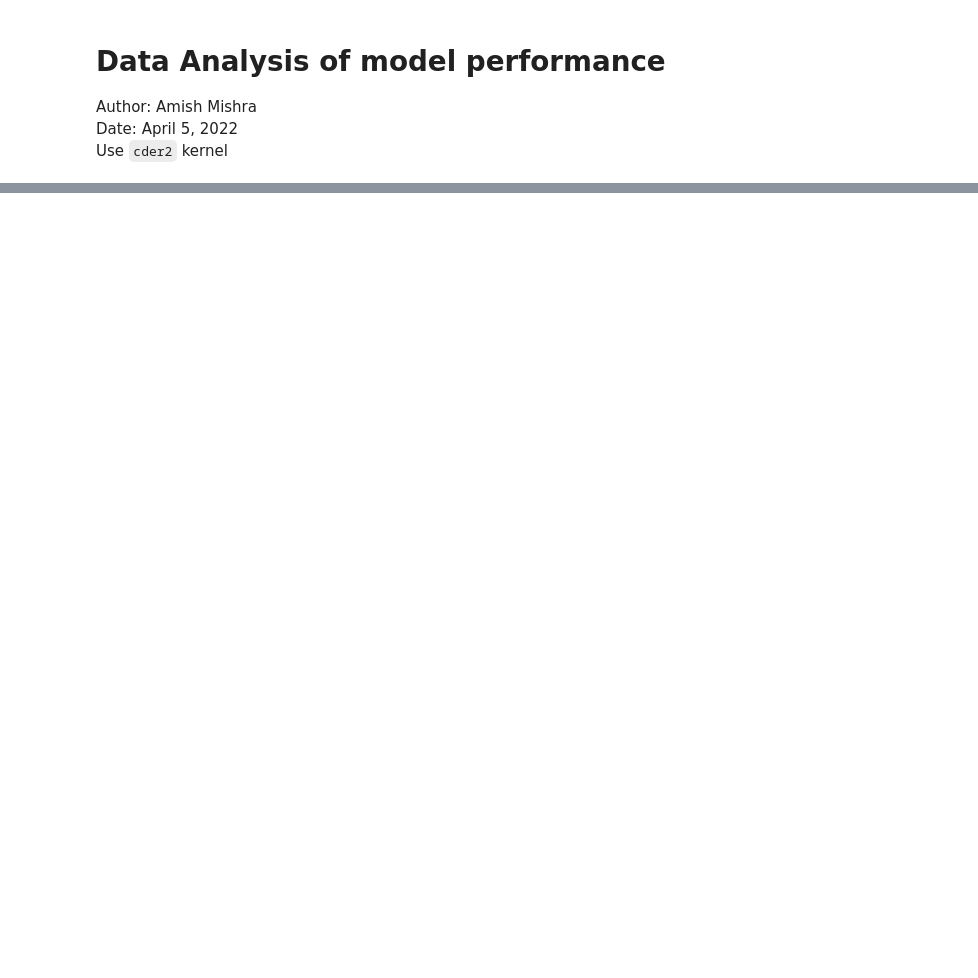
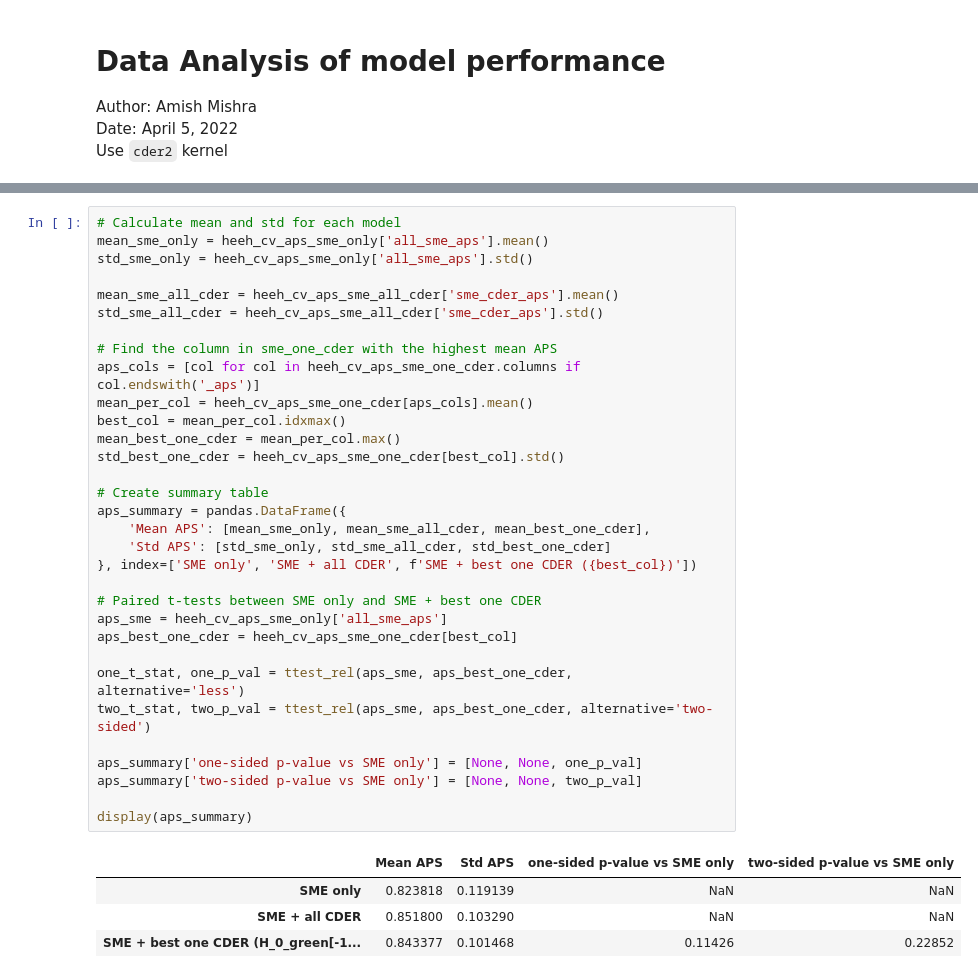
Before and after one commit to amish-mishra/CDER-protein-classifier, a Jupyter notebook: 8analyze_performance.ipynb, the cells around one changed output, grey strips where cells are left out. Drawn from its saved outputs; the diff is of its cells as text; blank space fills up the shorter version.

```diff
--- a/8analyze_performance.ipynb
+++ b/8analyze_performance.ipynb
@@ -147,0 +184,37 @@ Performance of training on all stable and same number of unstable proteins for e
+# %%
+# Calculate mean and std for each model
+mean_sme_only = heeh_cv_aps_sme_only['all_sme_aps'].mean()
+std_sme_only = heeh_cv_aps_sme_only['all_sme_aps'].std()
+
+mean_sme_all_cder = heeh_cv_aps_sme_all_cder['sme_cder_aps'].mean()
+std_sme_all_cder = heeh_cv_aps_sme_all_cder['sme_cder_aps'].std()
+
+# Find the column in sme_one_cder with the highest mean APS
+aps_cols = [col for col in heeh_cv_aps_sme_one_cder.columns if col.endswith('_aps')]
+mean_per_col = heeh_cv_aps_sme_one_cder[aps_cols].mean()
+best_col = mean_per_col.idxmax()
+mean_best_one_cder = mean_per_col.max()
+std_best_one_cder = heeh_cv_aps_sme_one_cder[best_col].std()
+
+# Create summary table
+aps_summary = pandas.DataFrame({
+    'Mean APS': [mean_sme_only, mean_sme_all_cder, mean_best_one_cder],
+    'Std APS': [std_sme_only, std_sme_all_cder, std_best_one_cder]
+}, index=['SME only', 'SME + all CDER', f'SME + best one CDER ({best_col})'])
+
+# Paired t-tests between SME only and SME + best one CDER
+aps_sme = heeh_cv_aps_sme_only['all_sme_aps']
+aps_best_one_cder = heeh_cv_aps_sme_one_cder[best_col]
+
+one_t_stat, one_p_val = ttest_rel(aps_sme, aps_best_one_cder, alternative='less')
+two_t_stat, two_p_val = ttest_rel(aps_sme, aps_best_one_cder, alternative='two-sided')
+
+aps_summary['one-sided p-value vs SME only'] = [None, None, one_p_val]
+aps_summary['two-sided p-value vs SME only'] = [None, None, two_p_val]
+
+display(aps_summary)
+# %% [output]
+|  | Mean APS | Std APS | one-sided p-value vs SME only | two-sided p-value vs SME only |
+| SME only | 0.823818 | 0.119139 | NaN | NaN |
+| SME + all CDER | 0.851800 | 0.103290 | NaN | NaN |
+| SME + best one CDER (H_0_green[-1... | 0.843377 | 0.101468 | 0.11426 | 0.22852 |
```
Also changed, not shown: parts of 14 cells of this notebook, 1 other file.
